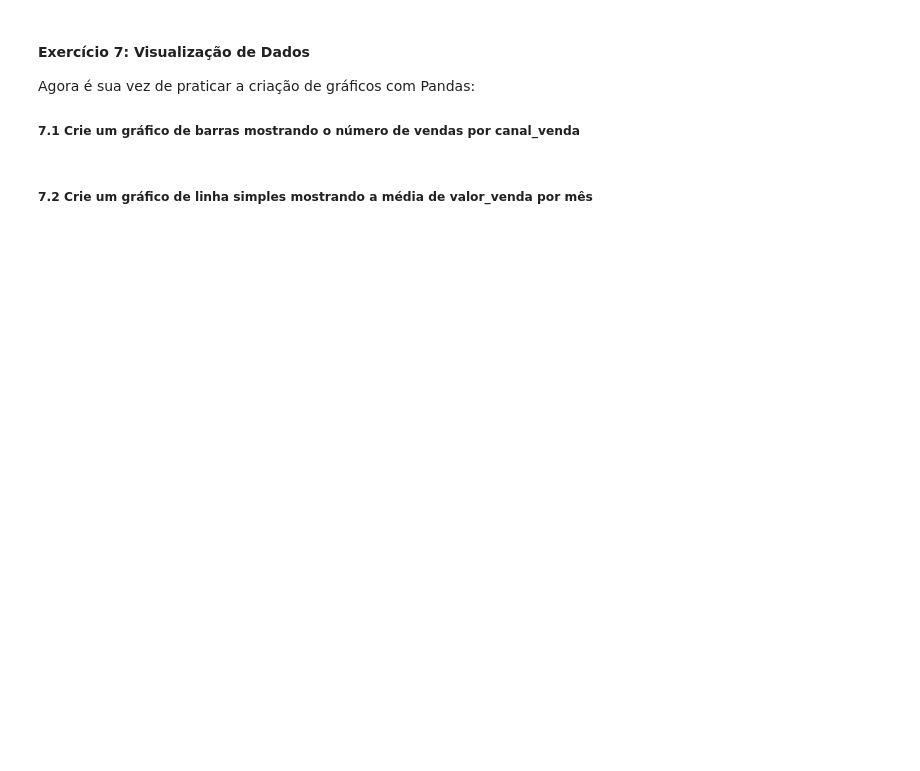
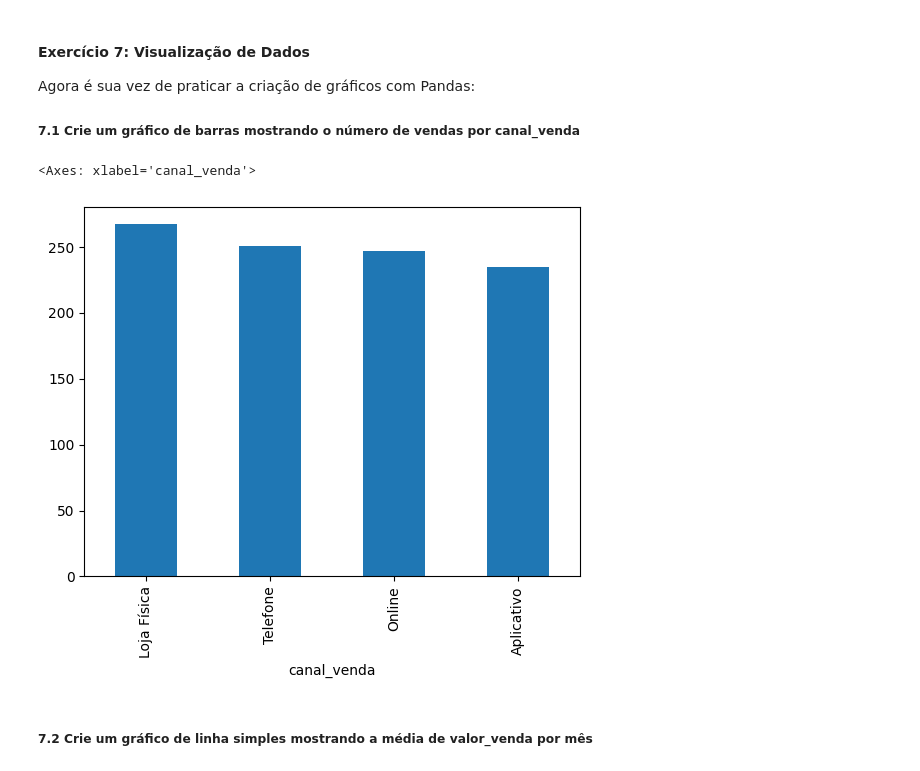
Before and after one commit to fernandooliveira123/2_etapa_lads, a Jupyter notebook: desafio_2_etapa.ipynb, the cells around one changed output. Saved outputs shown, nothing was run; the diff lists cells and outputs as text; code cells hidden in the pictures; blank space fills up the shorter version.

```diff
--- a/desafio_2_etapa.ipynb
+++ b/desafio_2_etapa.ipynb
@@ -1278,4 +1323,7 @@ Dica: você pode usar a função math.ceil(mes/3) ou uma função personalizada
 ##### 6.2 Crie uma coluna 'dia_util' que indique se a venda ocorreu em um dia útil (segunda a sexta) ou fim de semana (sábado e domingo)
 Dica: use o atributo .dt.dayofweek (0-4 para dias da semana, 5-6 para fim de semana)
 # %%
-# SEU CÓDIGO AQUI
+df_vendas['data'] = pd.to_datetime(df_vendas['data'])
+df_vendas['dia_util'] = df_vendas['data'].dt.dayofweek.apply(lambda x: 'Dia útil' if x < 5 else 'Fim de semana')
+
+print(df_vendas[['data', 'dia_util']].head())
@@ -1282,4 +1337,7 @@ Dica: use o atributo .dt.dayofweek (0-4 para dias da semana, 5-6 para fim de sem
 # %% [markdown]
 ##### 6.3 Crie uma coluna 'margem_lucro' que é 30% do valor_venda
 # %%
-# SEU CÓDIGO AQUI
+
+df_vendas['margem_lucro'] = df_vendas['valor_venda'] * 0.3
+
+print(df_vendas[['valor_venda', 'margem_lucro']].head())
@@ -1286,4 +1351,11 @@ Dica: use o atributo .dt.dayofweek (0-4 para dias da semana, 5-6 para fim de sem
 # %% [markdown]
 ##### 6.4 Crie uma coluna categórica 'nivel_avaliacao' baseada na avaliação: 'Ruim' (1-2), 'Regular' (3), 'Bom' (4), 'Excelente' (5)
 # %%
-# SEU CÓDIGO AQUI
+df_vendas['nivel_avaliacao'] = df_vendas['avaliacao'].apply(
+    lambda x: 'Ruim' if x in [1, 2] else
+              'Regular' if x == 3 else
+              'Bom' if x == 4 else
+              'Excelente'
+)
+
+print(df_vendas[['avaliacao', 'nivel_avaliacao']].head())
@@ -1290,4 +1369,8 @@ Dica: use o atributo .dt.dayofweek (0-4 para dias da semana, 5-6 para fim de sem
 # %% [markdown]
 ##### 6.5 Crie uma coluna 'acima_media' que tenha valor True se o valor_venda for superior à média de todas as vendas e False caso contrário
 # %%
-# SEU CÓDIGO AQUI
+media_venda = df_vendas['valor_venda'].mean()
+df_vendas['acima_media'] = df_vendas['valor_venda'] > media_venda
+
+
+print(df_vendas[['valor_venda', 'acima_media']].head())
@@ -1356,7 +1454,11 @@ Agora é sua vez de praticar a criação de gráficos com Pandas:
 
 ##### 7.1 Crie um gráfico de barras mostrando o número de vendas por canal_venda
 # %%
-# SEU CÓDIGO AQUI
+
+df_vendas['canal_venda'].value_counts().plot(kind='bar')
+# %% [output]
+<Axes: xlabel='canal_venda'>
+[figure, added]
 # %% [markdown]
 ##### 7.2 Crie um gráfico de linha simples mostrando a média de valor_venda por mês
 # %%
```
Also changed, not shown: parts of 17 cells of this notebook.
